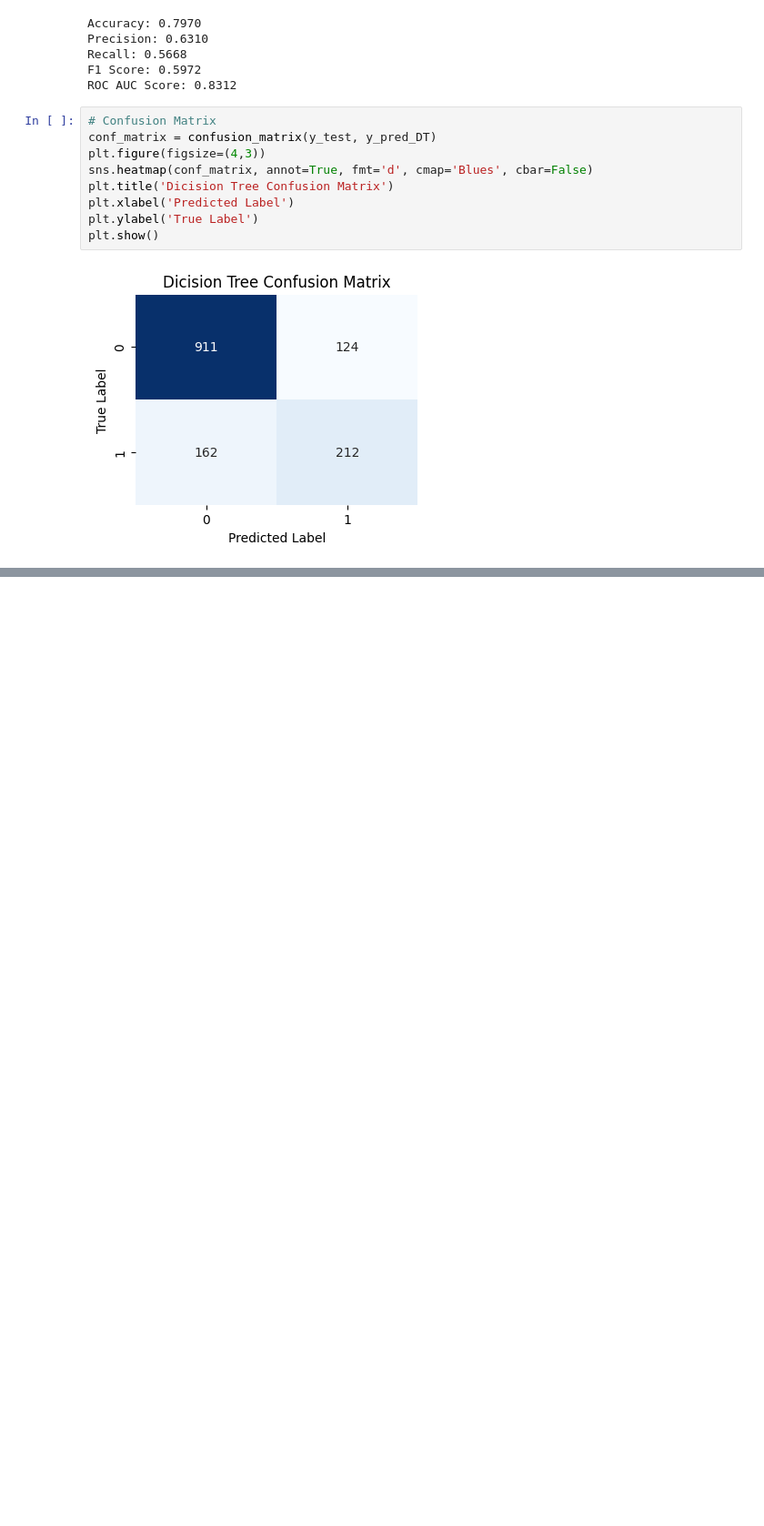
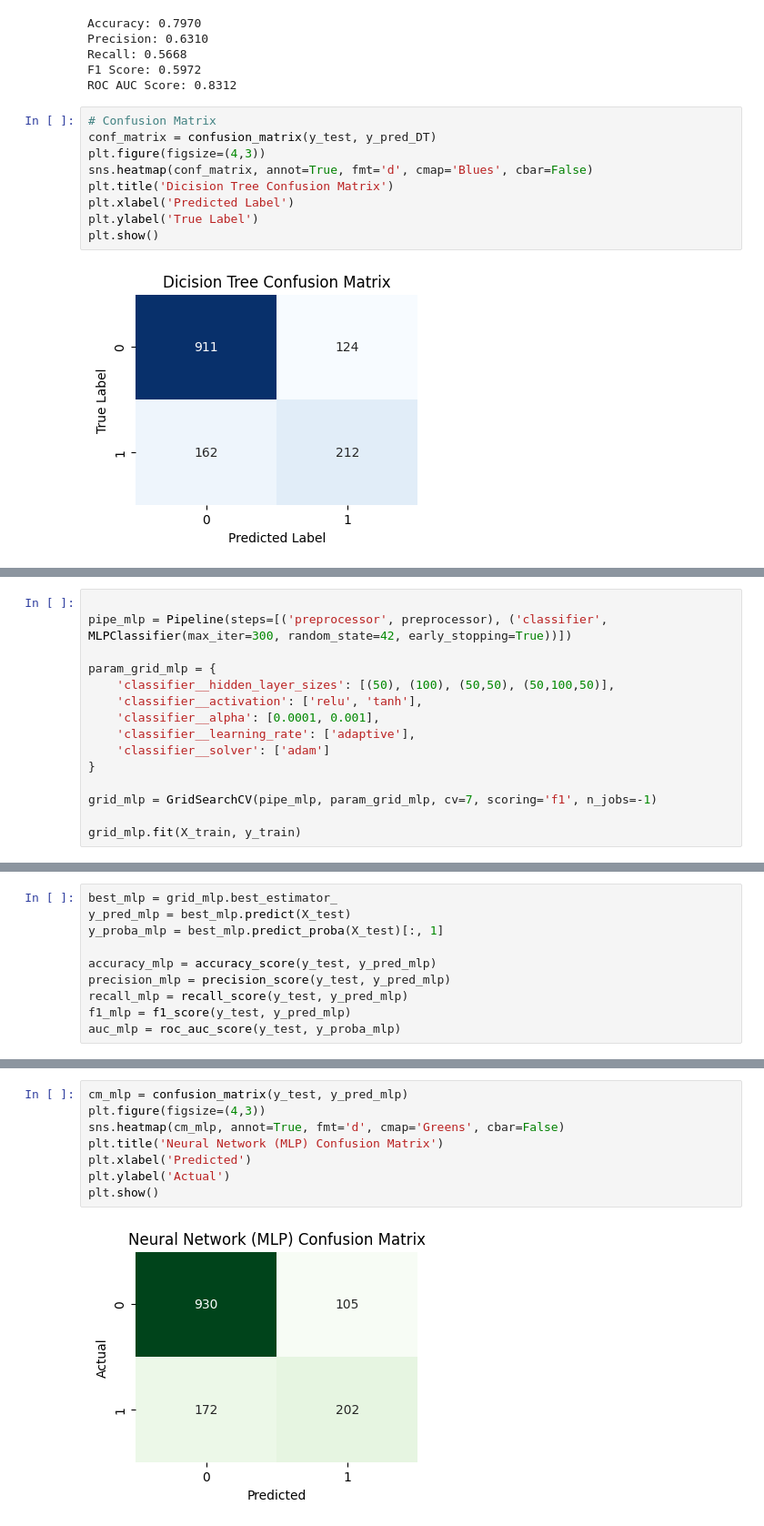
Before and after one commit to NisithaNimsara/Customer_Churn_Prediction-, a Jupyter notebook: telco_model.ipynb, the cells around one changed output, grey strips where cells are left out. Shown at 91% size. Saved outputs shown, nothing was run; the diff lists cells and outputs as text; blank space fills up the shorter version.

```diff
--- a/telco_model.ipynb
+++ b/telco_model.ipynb
@@ -330,0 +330,15 @@ plt.show()
+# %%
+
+pipe_mlp = Pipeline(steps=[('preprocessor', preprocessor), ('classifier', MLPClassifier(max_iter=300, random_state=42, early_stopping=True))])
+
+param_grid_mlp = {
+    'classifier__hidden_layer_sizes': [(50), (100), (50,50), (50,100,50)],
+    'classifier__activation': ['relu', 'tanh'],
+    'classifier__alpha': [0.0001, 0.001],
+    'classifier__learning_rate': ['adaptive'],
+    'classifier__solver': ['adam']
+}
+
+grid_mlp = GridSearchCV(pipe_mlp, param_grid_mlp, cv=7, scoring='f1', n_jobs=-1)
+
+grid_mlp.fit(X_train, y_train)
@@ -330,0 +363,10 @@ plt.show()
+# %%
+best_mlp = grid_mlp.best_estimator_
+y_pred_mlp = best_mlp.predict(X_test)
+y_proba_mlp = best_mlp.predict_proba(X_test)[:, 1]
+
+accuracy_mlp = accuracy_score(y_test, y_pred_mlp)
+precision_mlp = precision_score(y_test, y_pred_mlp)
+recall_mlp = recall_score(y_test, y_pred_mlp)
+f1_mlp = f1_score(y_test, y_pred_mlp)
+auc_mlp = roc_auc_score(y_test, y_proba_mlp)
@@ -330,0 +385,10 @@ plt.show()
+# %%
+cm_mlp = confusion_matrix(y_test, y_pred_mlp)
+plt.figure(figsize=(4,3))
+sns.heatmap(cm_mlp, annot=True, fmt='d', cmap='Greens', cbar=False)
+plt.title('Neural Network (MLP) Confusion Matrix')
+plt.xlabel('Predicted')
+plt.ylabel('Actual')
+plt.show()
+# %% [output]
+[figure, added]
```
Also changed, not shown: parts of 7 cells of this notebook.
